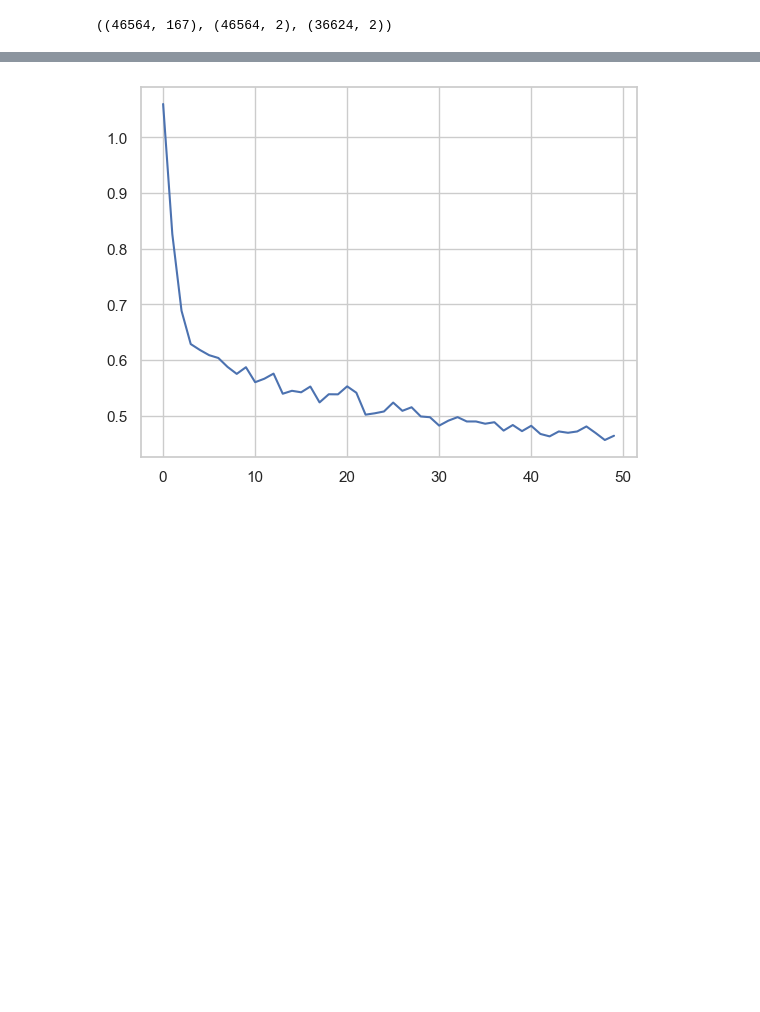
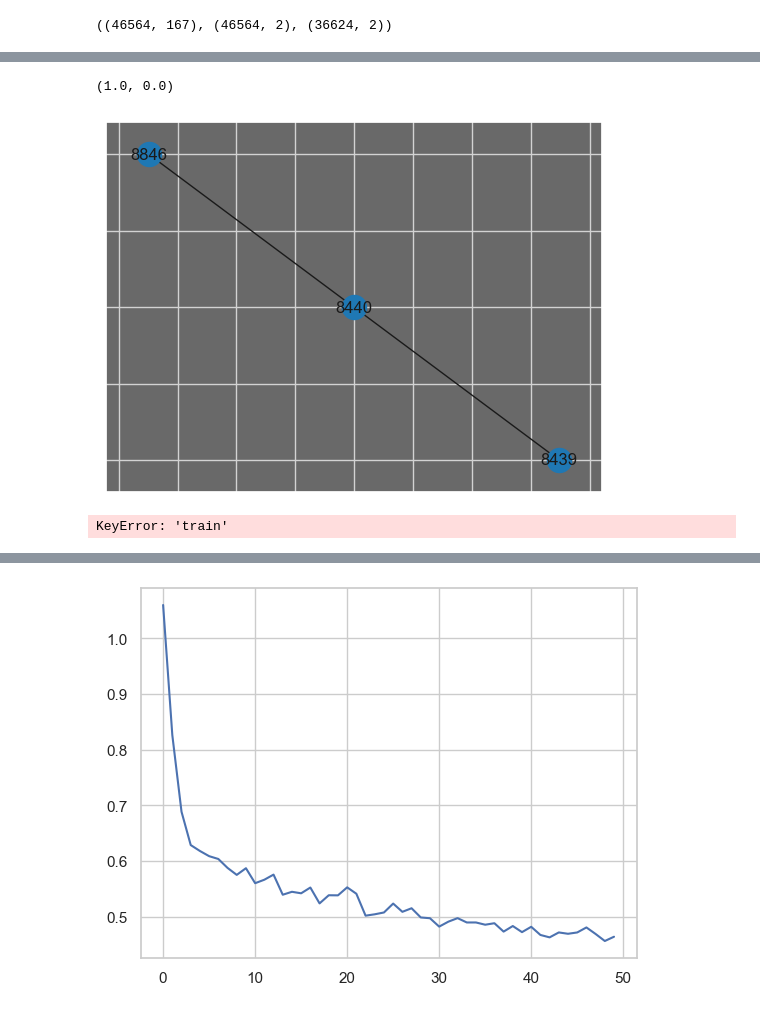
Before and after one commit to CachoobiDoobi/Anti-Money-Laundering-GNNs, a Jupyter notebook: Elliptic/main.ipynb, the cells around one changed output, grey strips where cells are left out. Cells and saved outputs as stored; diff of their text form; code cells hidden in the pictures; blank space fills up the shorter version.

```diff
--- a/Elliptic/main.ipynb
+++ b/Elliptic/main.ipynb
@@ -24,9 +25,7 @@ nodes_new.shape, labels_new.shape, edges_new.shape
 ((46564, 167), (46564, 2), (36624, 2))
 # %%
 device = 'cuda' if torch.cuda.is_available() else 'cpu'
-device = 'cpu'
 # %%
-data, graph_info = time_step_split(nodes_new, edges_new, labels_new, device)
-for key in data:
-    print(key, len(data[key]))
+data, graph_info = create_graph(nodes_new, edges_new, labels_new, device)
+data
 # %% [output]
@@ -96,5 +129,24 @@ plt.show()
+# %%
+from torch_geometric.explain.metric import fidelity
+fid_pm = fidelity(explainer, explanation)
+print(fid_pm)
+explanation.visualize_graph('subgraph.png', backend="networkx")
+# %% [output]
+(1.0, 0.0)
+# %%
+import networkx as nx
+edge_list = data.edge_index.cpu().detach().numpy()
+G = nx.from_edgelist(edge_list.T)
+n = list(G.neighbors(8440))
+n.append(8440)
+g = G.subgraph(n)
+nx.draw_networkx(g)
+# %% [output]
+[figure, added]
 # %%
 GAT = GraphAttentionNetwork(node_dim=data["train"][0].x.shape[1], output_dim=2, hidden_dim=256, n_gnn_layers=1, heads=2, dropout_rate=0.5).to(device)
+# %% [output]
+KeyError: 'train'
 # %%
 lr = 1e-3
 epochs = 50
```
Also changed, not shown: parts of 10 cells of this notebook, 2 other files.
